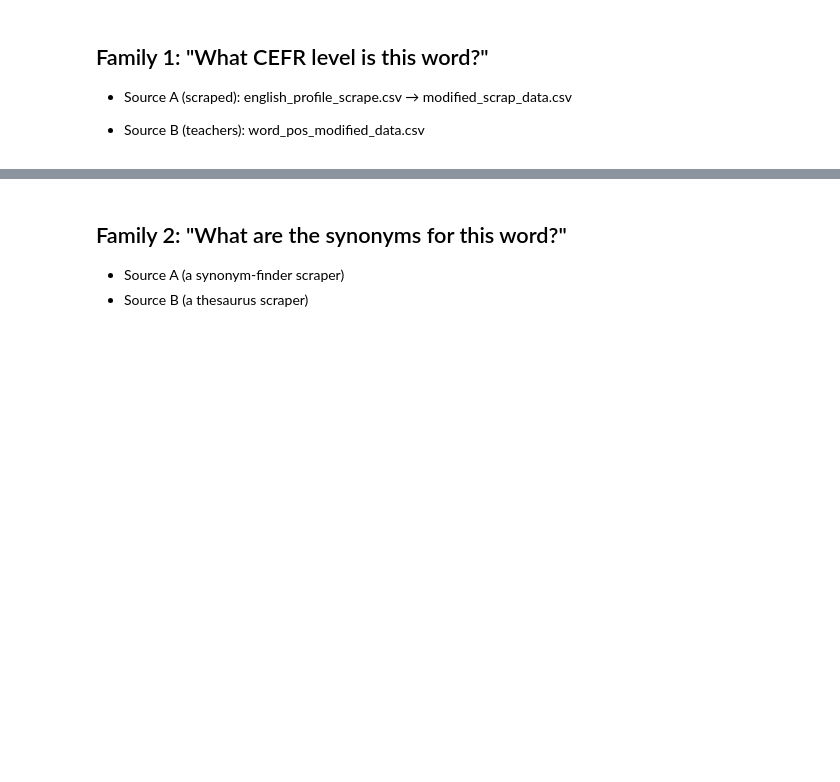
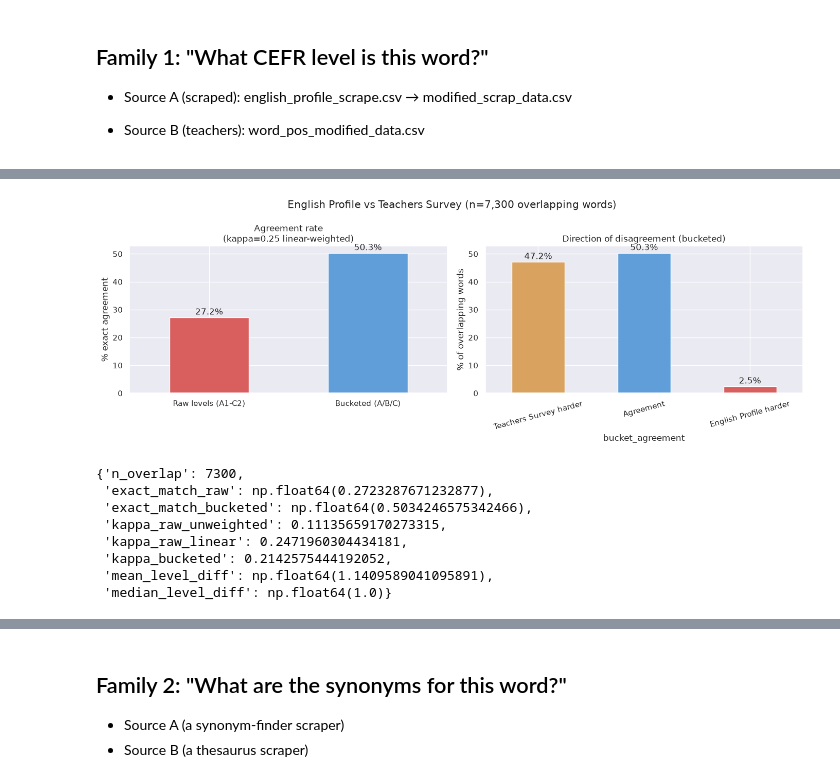
Before and after one commit to SujithGU/Intelli-e-Reader, a Jupyter notebook: notebook/Dataset-EDA.ipynb, the cells around one changed output, grey strips where cells are left out. Cells and saved outputs as stored; diff of their text form; code cells hidden in the pictures; blank space fills up the shorter version.

```diff
--- a/notebook/Dataset-EDA.ipynb
+++ b/notebook/Dataset-EDA.ipynb
@@ -31,3 +61,29 @@ family1_word_cefr.head()
+# %%
+cefr_int_map = {1: "a1", 2: "a2", 3: "b1", 4: "b2", 5: "c1", 6: "c2"}
+
+source_scraped_df = pd.read_csv('../data/raw/english_profile_cleaned.csv', keep_default_na=False, na_values=['']).assign(source='english_profile')
+source_scraped_df['cefr'] = source_scraped_df['cefr_int'].map(cefr_int_map)
+
+source_teachers_df = pd.read_csv('../data/raw/teacher_survey_avg_scores.csv').rename(
+    columns={'Word': 'word', 'PoS': 'pos', 'Teachers Avg': 'cefr_int'})
+source_teachers_df = source_teachers_df.dropna(subset=['cefr_int'])
+source_teachers_df['word'] = source_teachers_df['word'].str.lower().str.strip()
+source_teachers_df = source_teachers_df.drop_duplicates(subset=['word', 'pos'], keep='first')
+source_teachers_df['cefr_int'] = source_teachers_df['cefr_int'].round().astype(int)
+source_teachers_df['cefr'] = source_teachers_df['cefr_int'].map(cefr_int_map)
+
+_, stats = compare_cefr_sources(source_scraped_df, source_teachers_df, name_a="English Profile", name_b="Teachers Survey")
+stats
+# %% [output]
+[figure, added]
+{'n_overlap': 7300,
+ 'exact_match_raw': np.float64(0.2723287671232877),
+ 'exact_match_bucketed': np.float64(0.5034246575342466),
+ 'kappa_raw_unweighted': 0.11135659170273315,
+ 'kappa_raw_linear': 0.2471960304434181,
+ 'kappa_bucketed': 0.2142575444192052,
+ 'mean_level_diff': np.float64(1.1409589041095891),
+ 'median_level_diff': np.float64(1.0)}
 # %%
 print(f"Total unique words and associated POS: {family1_word_cefr.shape[0]} words")
 print(f"Total unique POS tags: {family1_word_cefr['pos'].nunique()} types")
```
Also changed, not shown: parts of 29 cells of this notebook, 9 other files.
